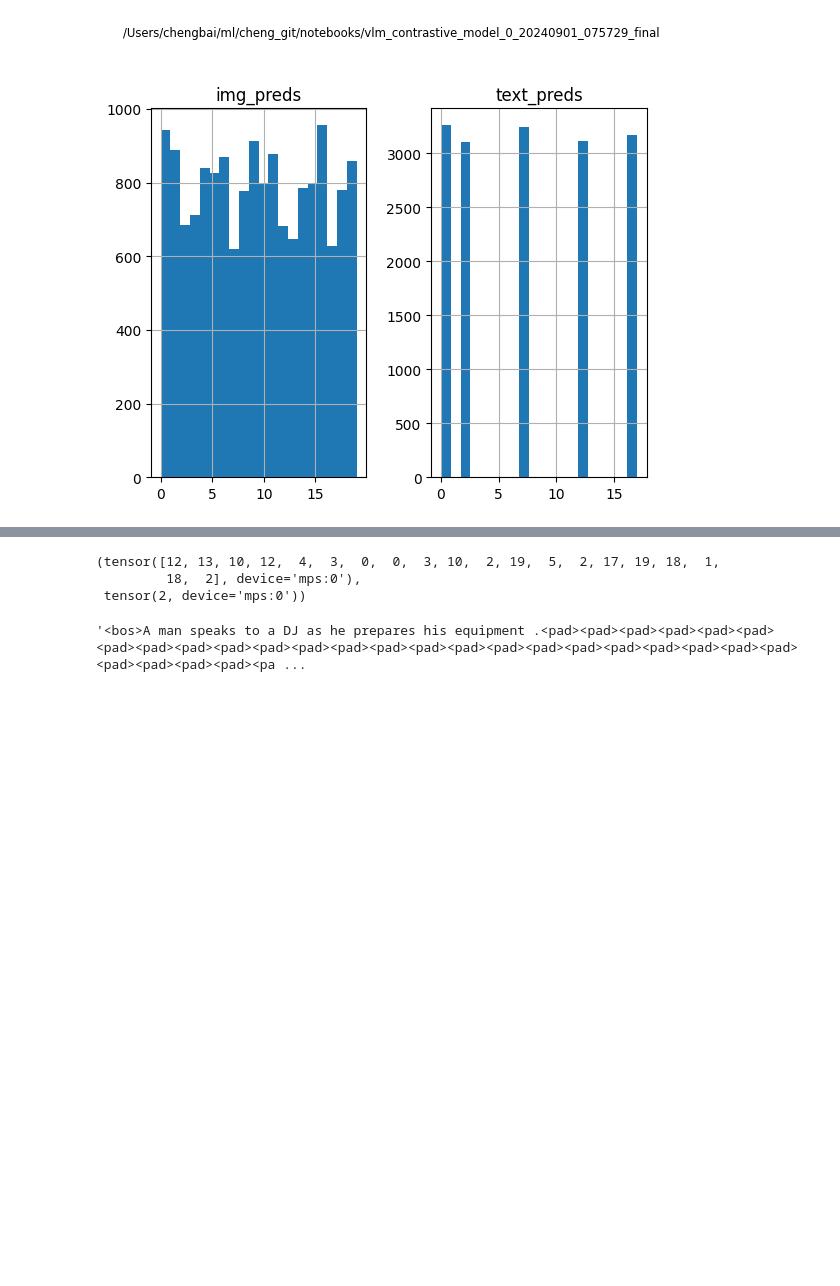
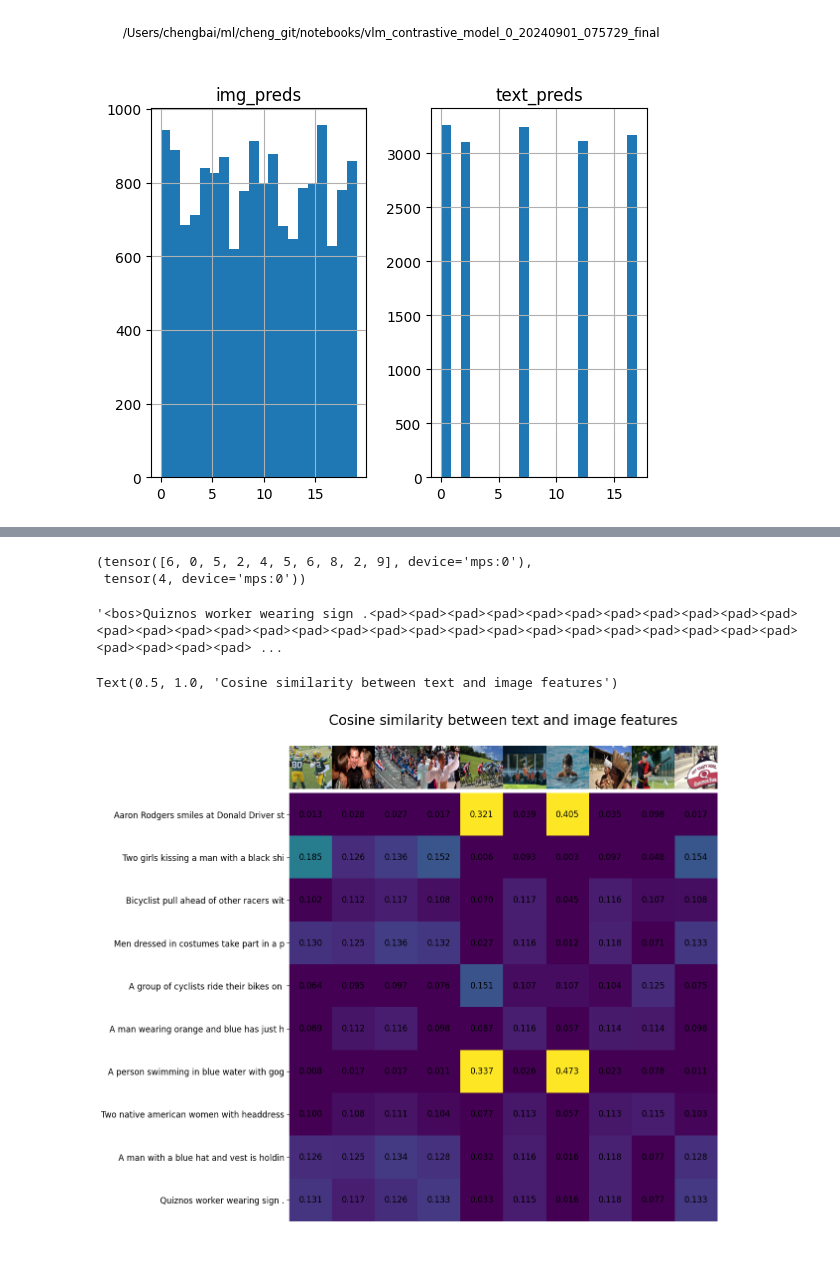
Before and after one commit to Chengbai/notebooks, a Jupyter notebook: vlm.ipynb, the cells around one changed output, grey strips where cells are left out. Drawn from its saved outputs; the diff is of its cells as text; code cells hidden in the pictures; blank space fills up the shorter version.

```diff
--- a/vlm.ipynb
+++ b/vlm.ipynb
@@ -876,18 +950,17 @@ tensor(-2.1270, device='mps:0', grad_fn=<MaxBackward1>)
 # %%
-label_mask = torch.arange(20, device=device)
+label_mask = torch.arange(BATCH_SIZE, device=device)
 img_pred = torch.argmax(img_contrastive_prob, dim=1)
 img_accuracy = img_pred == label_mask
 img_pred, img_accuracy.sum()
 # %% [output]
-(tensor([12, 13, 10, 12,  4,  3,  0,  0,  3, 10,  2, 19,  5,  2, 17, 19, 18,  1,
-         18,  2], device='mps:0'),
- tensor(2, device='mps:0'))
+(tensor([6, 0, 5, 2, 4, 5, 6, 8, 2, 9], device='mps:0'),
+ tensor(4, device='mps:0'))
 # %%
 model_trained.text_transformer.text_token_embedding.text_encoder.decode(
-    batch_target_tensor[19]
+    batch_target_tensor[-1]
 )
 # %% [output]
-'<bos>A man speaks to a DJ as he prepares his equipment .<pad><pad><pad><pad><pad><pad><pad><pad><pad><pad><pad><pad><pad><pad><pad><pad><pad><pad><pad><pad><pad><pad><pad><pad><pad><pad><pad><pad><pa ...
+'<bos>Quiznos worker wearing sign .<pad><pad><pad><pad><pad><pad><pad><pad><pad><pad><pad><pad><pad><pad><pad><pad><pad><pad><pad><pad><pad><pad><pad><pad><pad><pad><pad><pad><pad><pad><pad><pad><pad> ...
 # %%
 def show(imgs, comments, labels):
     if not isinstance(imgs, list):
@@ -908,6 +981,40 @@ def show(imgs, comments, labels):
         axs[row, col].set(xticklabels=[], yticklabels=[], xticks=[], yticks=[])
         title = f'pred: {comments[i].replace("<pad>", "").replace("<bos>", "")}\nlabel: {labels[i].replace("<pad>", "").replace("<bos>", "")}'
         axs[row, col].set_title(title)
+# %%
+original_images = [VF.to_pil_image(img.detach()) for img in batch_img_tensor.cpu()]
+labels = [
+    model_trained.text_transformer.text_token_embedding.text_encoder.decode(
+        target_tensor
+    )
+    .replace("<pad>", "")
+    .replace("<bos>", "")[:40]
+    for target_tensor in batch_target_tensor
+]
+count = len(original_images)
+similarity = nn.Softmax(dim=-1)(img_contrastive_prob).cpu().detach()
+
+plt.figure(figsize=(20, 14))
+plt.imshow(similarity, vmin=0.1, vmax=0.3)
+# plt.colorbar()
+plt.yticks(range(count), labels, fontsize=12)
+plt.xticks([])
+for i, image in enumerate(original_images):
+    plt.imshow(image, extent=(i - 0.5, i + 0.5, -1.6, -0.6), origin="lower")
+for x in range(similarity.shape[1]):
+    for y in range(similarity.shape[0]):
+        plt.text(x, y, f"{similarity[y, x]:.3f}", ha="center", va="center", size=12)
+
+for side in ["left", "top", "right", "bottom"]:
+    plt.gca().spines[side].set_visible(False)
+
+plt.xlim([-0.5, count - 0.5])
+plt.ylim([count + 0.5, -2])
+
+plt.title("Cosine similarity between text and image features", size=20)
+# %% [output]
+Text(0.5, 1.0, 'Cosine similarity between text and image features')
+[figure, added]
 # %%
 img_predicted_commments_index = torch.argmax(img_contrastive_prob, dim=1)
 
```
Also changed, not shown: parts of 14 cells of this notebook, 7 other files.
